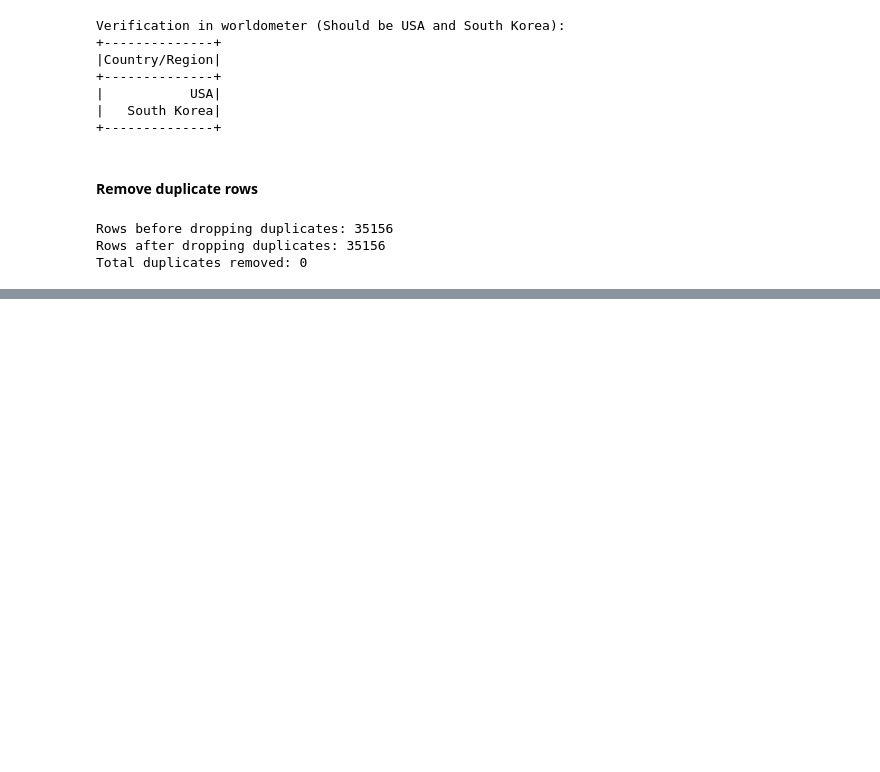
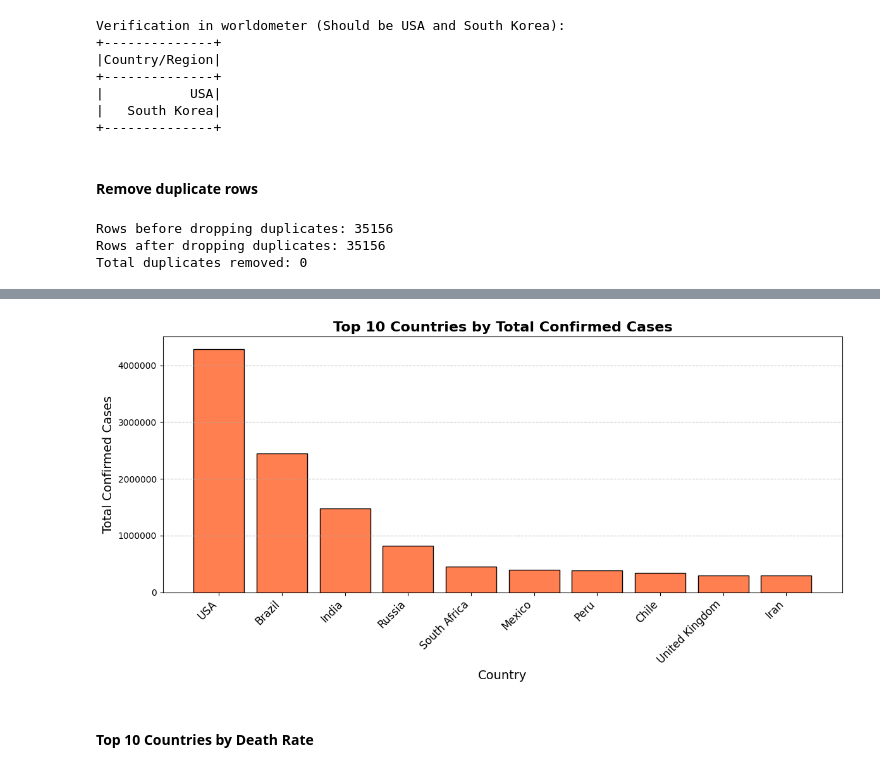
Before and after one commit to amitkr069/DataAnalysisCovid19, a Jupyter notebook: covid_analysis.ipynb, the cells around one changed output, grey strips where cells are left out. Saved outputs shown, nothing was run; the diff lists cells and outputs as text; code cells hidden in the pictures; blank space fills up the shorter version.

```diff
--- a/covid_analysis.ipynb
+++ b/covid_analysis.ipynb
@@ -343,0 +346,6 @@ import matplotlib.pyplot as plt
+# %%
+# Getting Top 10 Countries by Total Confirmed Cases
+top_10_confirmed = (df_country_latest
+    .select("Country/Region", "Confirmed")
+    .orderBy(col("Confirmed").desc())
+    .limit(10))
@@ -343,0 +371,20 @@ import matplotlib.pyplot as plt
+# %%
+# Converting the PySpark DataFrame to a Pandas DataFrame for plotting
+top_10_pd = top_10_confirmed.toPandas()
+# %%
+plt.figure(figsize=(12, 6))
+plt.bar(top_10_pd["Country/Region"], top_10_pd["Confirmed"], color='coral', edgecolor='black')
+
+plt.title("Top 10 Countries by Total Confirmed Cases", fontsize=16, fontweight='bold')
+plt.xlabel("Country", fontsize=14)
+plt.ylabel("Total Confirmed Cases", fontsize=14)
+plt.xticks(rotation=45, ha='right', fontsize=12)
+plt.ticklabel_format(style='plain', axis='y')
+plt.grid(axis='y', linestyle='--', alpha=0.7)
+
+plt.tight_layout()
+plt.show()
+# %% [output]
+[figure, added]
+# %% [markdown]
+#### Top 10 Countries by Death Rate
```
Also changed, not shown: parts of 17 cells of this notebook.
